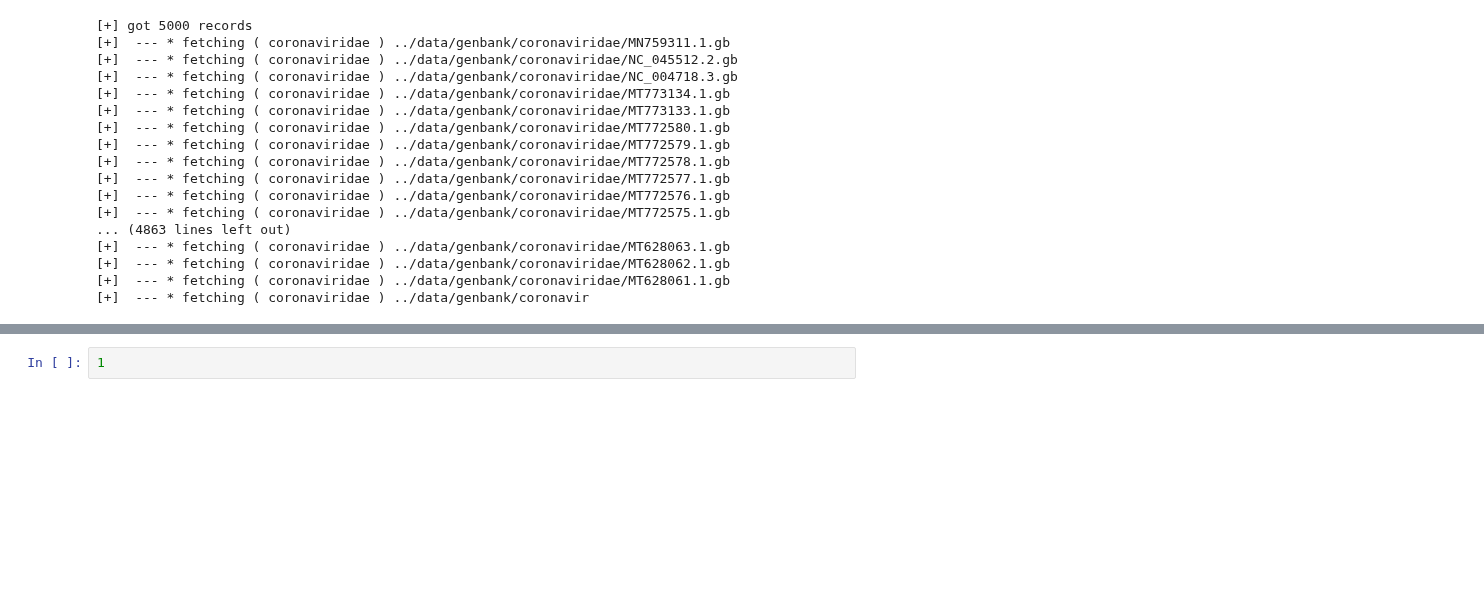
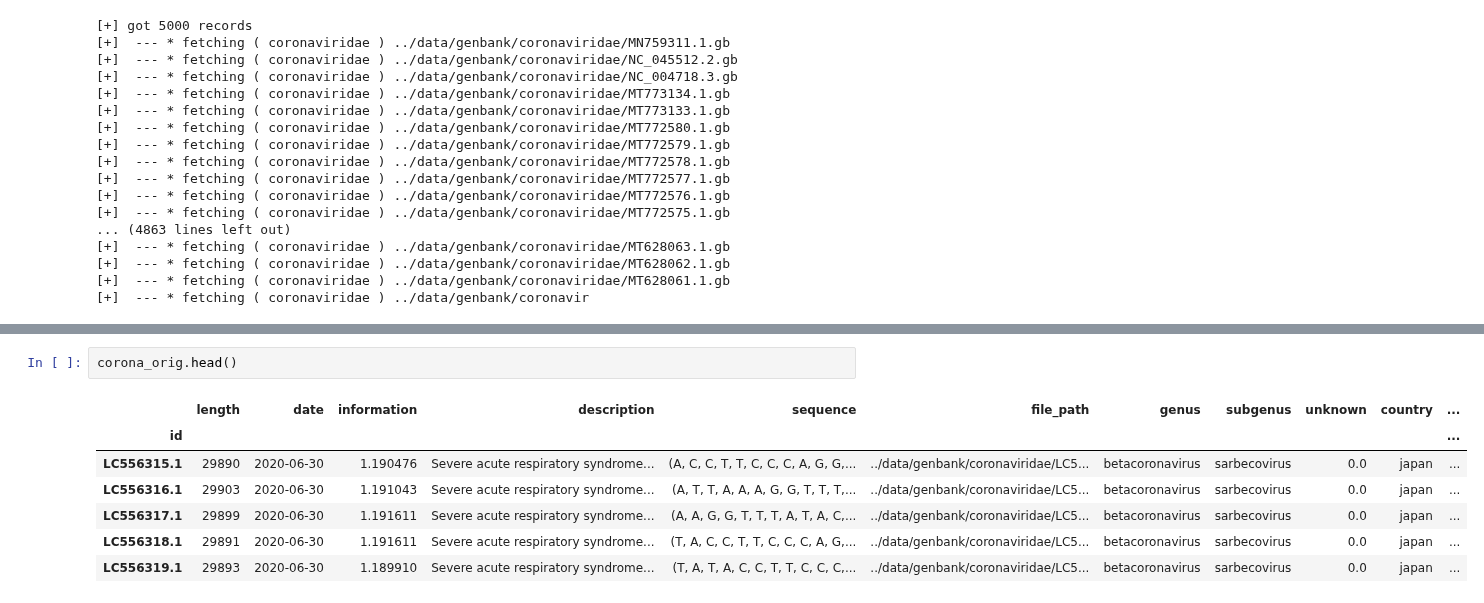
Before and after one commit to lukexyz/DNA-Toolbox, a Jupyter notebook: notebooks/Search_NCBI.ipynb, the cells around one changed output, grey strips where cells are left out. Cells and saved outputs as stored; diff of their text form; blank space fills up the shorter version.

```diff
--- a/notebooks/Search_NCBI.ipynb
+++ b/notebooks/Search_NCBI.ipynb
@@ -371,2 +390,10 @@ display(HTML(corona_cds.drop(hidden_cds_columns, axis=1).head().to_html()))
-# %%
-1
+# %%
+corona_orig.head()
+# %% [output]
+|  | length | date | information | description | sequence | file_path | genus | subgenus | unknown | country | ... |
+| id |  |  |  |  |  |  |  |  |  |  | ... |
+| LC556315.1 | 29890 | 2020-06-30 | 1.190476 | Severe acute respiratory syndrome... | (A, C, C, T, T, C, C, C, A, G, G,... | ../data/genbank/coronaviridae/LC5... | betacoronavirus | sarbecovirus | 0.0 | japan | ... |
+| LC556316.1 | 29903 | 2020-06-30 | 1.191043 | Severe acute respiratory syndrome... | (A, T, T, A, A, A, G, G, T, T, T,... | ../data/genbank/coronaviridae/LC5... | betacoronavirus | sarbecovirus | 0.0 | japan | ... |
+| LC556317.1 | 29899 | 2020-06-30 | 1.191611 | Severe acute respiratory syndrome... | (A, A, G, G, T, T, T, A, T, A, C,... | ../data/genbank/coronaviridae/LC5... | betacoronavirus | sarbecovirus | 0.0 | japan | ... |
+| LC556318.1 | 29891 | 2020-06-30 | 1.191611 | Severe acute respiratory syndrome... | (T, A, C, C, T, T, C, C, C, A, G,... | ../data/genbank/coronaviridae/LC5... | betacoronavirus | sarbecovirus | 0.0 | japan | ... |
+| LC556319.1 | 29893 | 2020-06-30 | 1.189910 | Severe acute respiratory syndrome... | (T, A, T, A, C, C, T, T, C, C, C,... | ../data/genbank/coronaviridae/LC5... | betacoronavirus | sarbecovirus | 0.0 | japan | ... |
```
Also changed, not shown: parts of 1 cell of this notebook.
